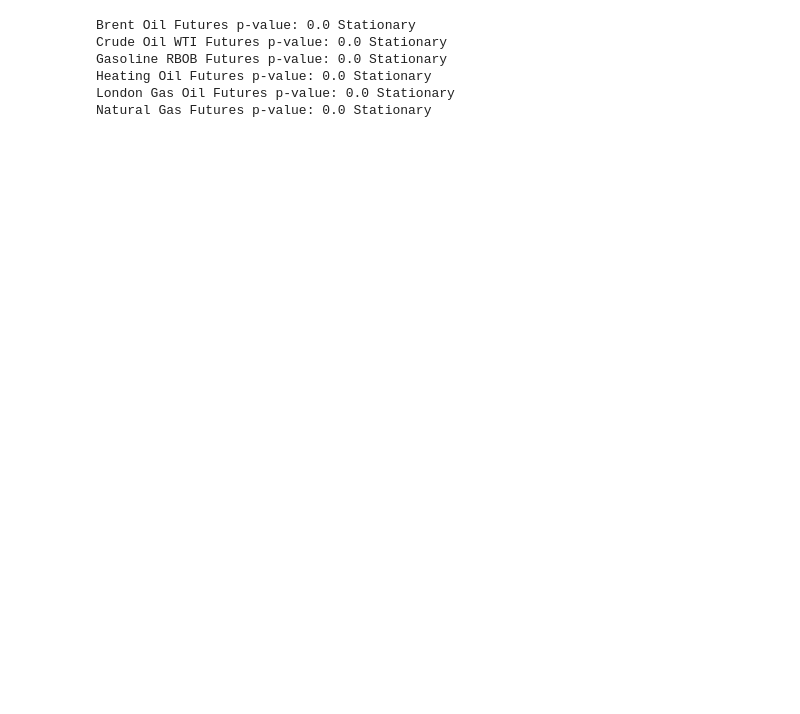
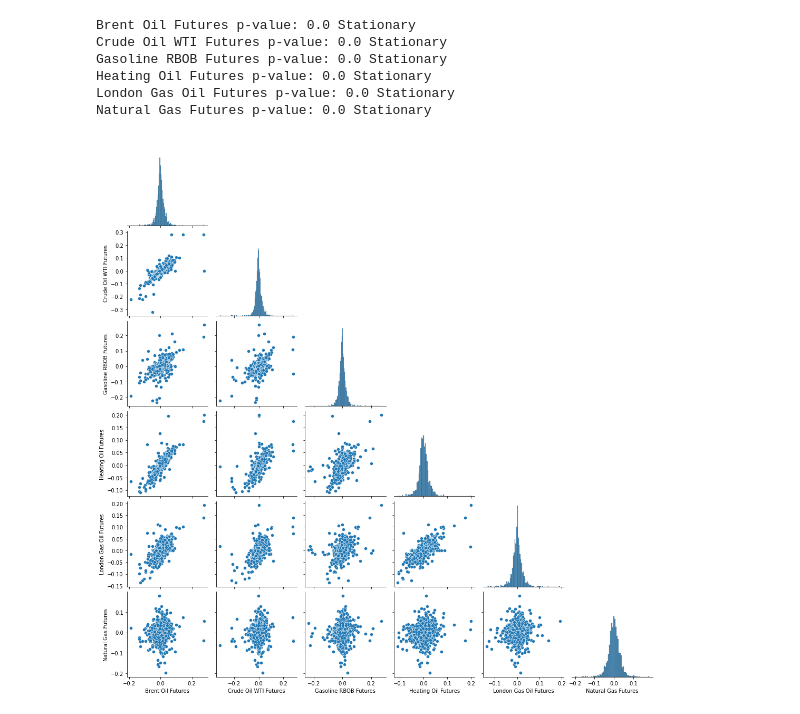
Before and after one commit to vpozdnyakov/cond_gen_models_in_tradings, a Jupyter notebook: notebooks/eda.ipynb, the cells around one changed output. Saved outputs shown, nothing was run; the diff lists cells and outputs as text; code cells hidden in the pictures; blank space fills up the shorter version.

```diff
--- a/notebooks/eda.ipynb
+++ b/notebooks/eda.ipynb
@@ -120,3 +129,9 @@ Gasoline RBOB Futures p-value: 0.0 Stationary
 Heating Oil Futures p-value: 0.0 Stationary
 London Gas Oil Futures p-value: 0.0 Stationary
 Natural Gas Futures p-value: 0.0 Stationary
+# %%
+df = pd.concat([i['lr'] for i in data], axis=1)
+df = df.rename(columns={n: i['desc'] for n, i in enumerate(data)})
+sns.pairplot(df, corner=True, dropna=True);
+# %% [output]
+[figure, added]
```
Also changed, not shown: parts of 3 cells of this notebook.
